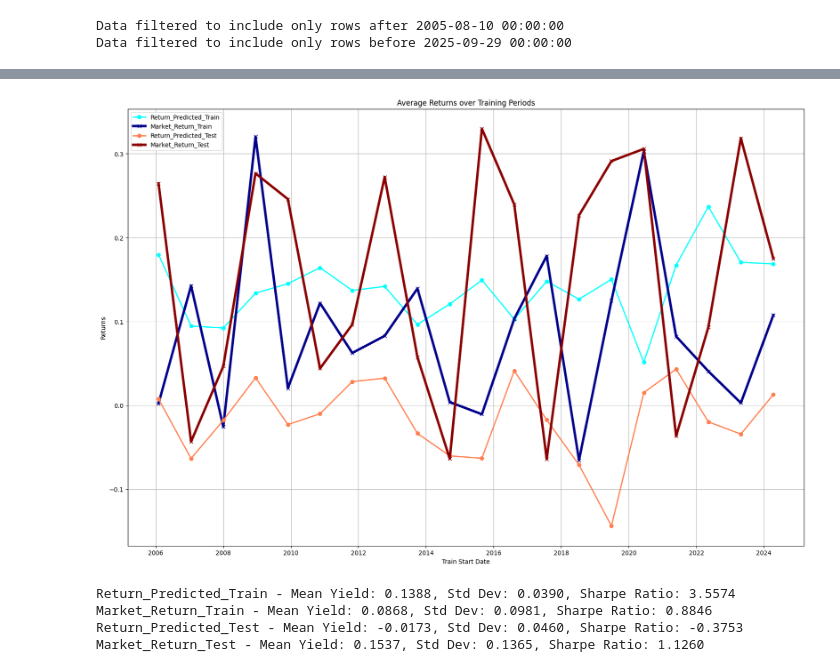
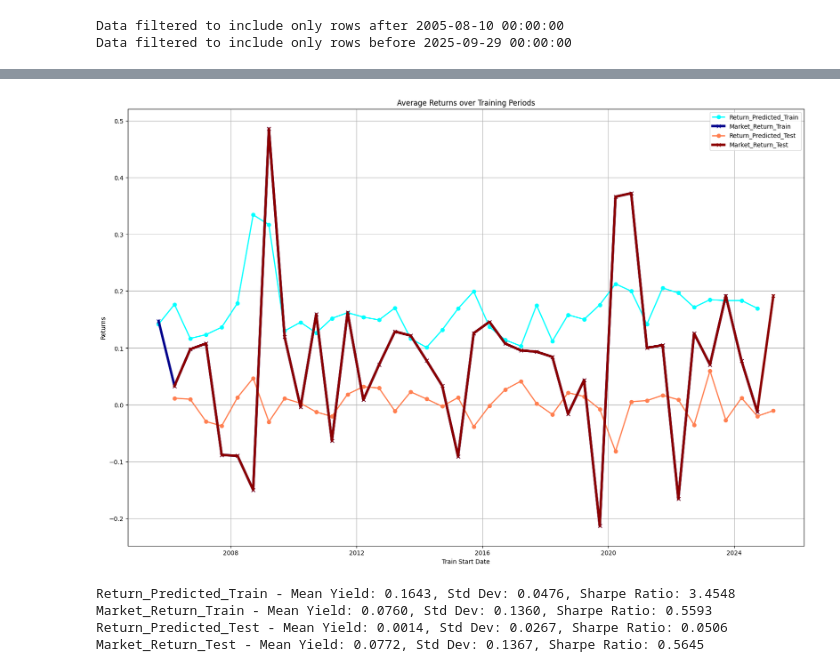
Before and after one commit to slang5/Sharp_Predict_V1, a Jupyter notebook: 2_linear_model.ipynb, the cells around one changed output, grey strips where cells are left out. Drawn from its saved outputs; the diff is of its cells as text; code cells hidden in the pictures.

```diff
--- a/2_linear_model.ipynb
+++ b/2_linear_model.ipynb
@@ -57,21 +49,23 @@ Data filtered to include only rows before 2025-09-29 00:00:00
 # %%
 # Fit model and parameters for each period and ticker
 
-duration_period = 0.5 # % year
+duration_period = 1/2 # % year
 window_size = int(252 * duration_period)
-trigger_up_grid = np.linspace(0.01, 0.99, 10)
-trigger_down_grid = np.linspace(-0.01, -0.99, 10)
+trigger_up_grid = np.linspace(0.00, 5, 10)
+trigger_down_grid = np.linspace(0.00, -5, 10)
 
 filtered_data = filtered_data.ffill()
 Tickers = filtered_data.columns.get_level_values(0).unique()
+tscv_nSplit = len(filtered_data) // window_size - 1
 
-tscv = TimeSeriesSplit(n_splits=20, max_train_size=window_size)
+tscv = TimeSeriesSplit(n_splits=tscv_nSplit, max_train_size=window_size)
 
 metrics_perf = []
 current_step = 0
 total_steps = tscv.get_n_splits(filtered_data)
 for train_index, test_index in tscv.split(filtered_data):
-    print(f'Processing fold {current_step + 1} of {total_steps}')
+    print(f'Processing fold {current_step + 1} of {total_steps}', end=' | ')
+    print(f'Start Train: {filtered_data.index[train_index].min()} | End Train: {filtered_data.index[train_index].max()} | Start Test: {filtered_data.index[test_index].min()} | End Test: {filtered_data.index[test_index].max()}')
     current_step += 1
     train_data, test_data = filtered_data.iloc[train_index], filtered_data.iloc[test_index]
     for ticker in Tickers:
@@ -107,17 +101,18 @@ for train_index, test_index in tscv.split(filtered_data):
                 Y_test_pred = np.where(Y_test_pred_src > trigger_up, 1, np.where(Y_test_pred_src < trigger_down, -1, 0))
 
                 # Evaluate performance
-                Return = np.array(X_test.DD_Return.shift(-1).fillna(0))
-                return_predicted_train = float(np.sum(Y_train_pred * X_train.DD_Return.shift(-1).fillna(0)))
-                return_predicted_test = float(np.sum(Y_test_pred * Return))
+                Return_test = np.array(X_test.DD_Return.shift(-1).fillna(0))
+                Return_train = np.array(X_train.DD_Return.shift(-1).fillna(0))
+                return_predicted_train = float(np.sum(Y_train_pred * Return_train))
+                return_predicted_test = float(np.sum(Y_test_pred * Return_test))
 
                 if return_predicted_train > best_return_train:
                     best_trigger_up = trigger_up
                     best_trigger_down = trigger_down
                     best_return_train = return_predicted_train
-                    best_market_return_train = float(np.sum(X_train.DD_Return.shift(-1).fillna(0)))
+                    best_market_return_train = float(np.sum(Return_train))
                     best_return_test = return_predicted_test
-                    best_market_return_test = float(np.sum(Return))
+                    best_market_return_test = float(np.sum(Return_test))
 
         metrics_perf.append({
             'Ticker': ticker,
@@ -133,7 +128,7 @@ for train_index, test_index in tscv.split(filtered_data):
             'Model_train_>_Market_train': 1 if best_return_train > best_market_return_train else 0,
             'Model_test_>_Market_test': 1 if best_return_test > best_market_return_test else 0,
             'Trigger_Up': best_trigger_up,
-            'Trigger_Down': best_trigger_down,
+            'Trigger_Down': best_trigger_down
         })
 
 metrics_perf_df = pd.DataFrame(metrics_perf)
@@ -205,19 +197,19 @@ summary_graph_raw
 # %%
 linewidth_market = 4
 linewidth_model = 2
 plt.figure(figsize=(20, 13))
 plt.plot(summary_graph_raw.index.get_level_values('Train Start'), summary_graph_raw['Return_Predicted_Train'], label='Return_Predicted_Train', marker='o', linewidth=linewidth_model, color='cyan')
 plt.plot(summary_graph_raw.index.get_level_values('Train Start'), summary_graph_raw['Market_Return_Train'], label='Market_Return_Train', marker='x', linewidth=linewidth_market, color='darkblue')
-plt.plot(summary_graph_raw.index.get_level_values('Train Start'), summary_graph_raw['Return_Predicted_Test'], label='Return_Predicted_Test', marker='o', linewidth=linewidth_model, color='coral')
-plt.plot(summary_graph_raw.index.get_level_values('Train Start'), summary_graph_raw['Market_Return_Test'], label='Market_Return_Test', marker='x', linewidth=linewidth_market, color='darkred')
+plt.plot(summary_graph_raw.index.get_level_values('Test Start'), summary_graph_raw['Return_Predicted_Test'], label='Return_Predicted_Test', marker='o', linewidth=linewidth_model, color='coral')
+plt.plot(summary_graph_raw.index.get_level_values('Test Start'), summary_graph_raw['Market_Return_Test'], label='Market_Return_Test', marker='x', linewidth=linewidth_market, color='darkred')
 plt.xlabel('Train Start Date')
 plt.ylabel('Returns')
 plt.title('Average Returns over Training Periods')
 plt.legend()
 plt.grid()
 plt.show()
 # %% [output]
-[figure, old version]
+[figure, new version]
 # %%
 # Compute yield and std for each series from summary_graph
 
@@ -228,10 +220,10 @@ for serie in ['Return_Predicted_Train', 'Market_Return_Train', 'Return_Predicted
     sharpe_ratio_raw = mean_yield_raw / std_yield_raw if std_yield_raw != 0 else 0
     print(f"{serie} - Mean Yield: {mean_yield_raw:.4f}, Std Dev: {std_yield_raw:.4f}, Sharpe Ratio: {sharpe_ratio_raw:.4f}")
 # %% [output]
-Return_Predicted_Train - Mean Yield: 0.1388, Std Dev: 0.0390, Sharpe Ratio: 3.5574
-Market_Return_Train - Mean Yield: 0.0868, Std Dev: 0.0981, Sharpe Ratio: 0.8846
-Return_Predicted_Test - Mean Yield: -0.0173, Std Dev: 0.0460, Sharpe Ratio: -0.3753
-Market_Return_Test - Mean Yield: 0.1537, Std Dev: 0.1365, Sharpe Ratio: 1.1260
+Return_Predicted_Train - Mean Yield: 0.1643, Std Dev: 0.0476, Sharpe Ratio: 3.4548
+Market_Return_Train - Mean Yield: 0.0760, Std Dev: 0.1360, Sharpe Ratio: 0.5593
+Return_Predicted_Test - Mean Yield: 0.0014, Std Dev: 0.0267, Sharpe Ratio: 0.0506
+Market_Return_Test - Mean Yield: 0.0772, Std Dev: 0.1367, Sharpe Ratio: 0.5645
 # %%
 # Compute P&L evolution over time for each series
 Start_dates = summary_graph_raw.index.get_level_values('Test Start')
```
Also changed, not shown: parts of 12 cells of this notebook, 1 other file.
